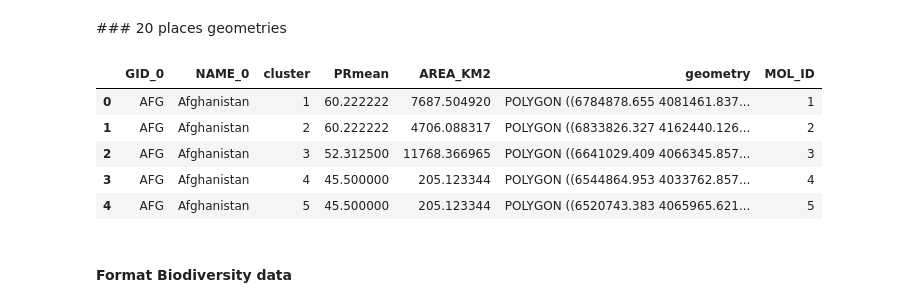
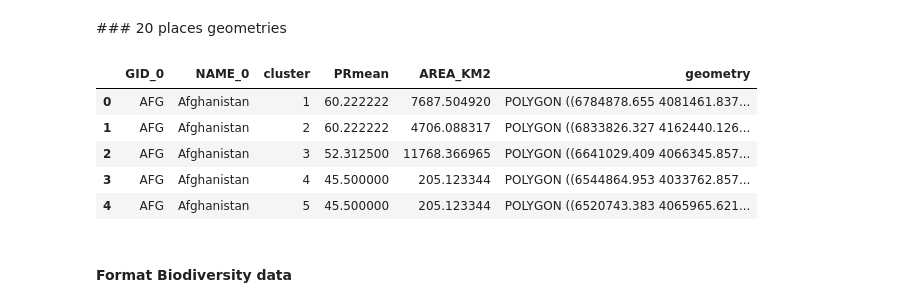
Before and after one commit to Vizzuality/he-scratchfolder, a Jupyter notebook: Places_HE_Future.ipynb, the cells around one changed output. Saved outputs shown, nothing was run; the diff lists cells and outputs as text; code cells hidden in the pictures.

```diff
--- a/Places_HE_Future.ipynb
+++ b/Places_HE_Future.ipynb
@@ -13,6 +13,8 @@ import pandas as pd
 from arcgis.features import FeatureLayerCollection
 import requests as re
 from copy import deepcopy
+# %%
+path = '../../HE_Data/PlacesHE'
 # %%
 #Columba livia, SliceNumber = 2233
 #gadm1= pd.read_csv('/Users/tamarahuete/Documents/HALF_EARTH/gadm1_precalc_no_geometry.csv')
@@ -34,15 +36,15 @@ gis = GIS("https://eowilson.maps.arcgis.com", aol_username, aol_password, profil
 # %% [markdown]
 ### 20 places geometries
 # %%
-places= gpd.read_file('/Users/tamarahuete/Documents/HALF_EARTH/Top_20_places_per_country/Top_20_places_per_country_20211123.shp')
+places= gpd.read_file('{0}/Geometries/Top_20_places_per_country_20211123.shp'.format(path))
 places.head()
 # %% [output]
-|  | GID_0 | NAME_0 | cluster | PRmean | AREA_KM2 | geometry | MOL_ID |
-| 0 | AFG | Afghanistan | 1 | 60.222222 | 7687.504920 | POLYGON ((6784878.655 4081461.837... | 1 |
-| 1 | AFG | Afghanistan | 2 | 60.222222 | 4706.088317 | POLYGON ((6833826.327 4162440.126... | 2 |
-| 2 | AFG | Afghanistan | 3 | 52.312500 | 11768.366965 | POLYGON ((6641029.409 4066345.857... | 3 |
-| 3 | AFG | Afghanistan | 4 | 45.500000 | 205.123344 | POLYGON ((6544864.953 4033762.857... | 4 |
-| 4 | AFG | Afghanistan | 5 | 45.500000 | 205.123344 | POLYGON ((6520743.383 4065965.621... | 5 |
+|  | GID_0 | NAME_0 | cluster | PRmean | AREA_KM2 | geometry |
+| 0 | AFG | Afghanistan | 1 | 60.222222 | 7687.504920 | POLYGON ((6784878.655 4081461.837... |
+| 1 | AFG | Afghanistan | 2 | 60.222222 | 4706.088317 | POLYGON ((6833826.327 4162440.126... |
+| 2 | AFG | Afghanistan | 3 | 52.312500 | 11768.366965 | POLYGON ((6641029.409 4066345.857... |
+| 3 | AFG | Afghanistan | 4 | 45.500000 | 205.123344 | POLYGON ((6544864.953 4033762.857... |
+| 4 | AFG | Afghanistan | 5 | 45.500000 | 205.123344 | POLYGON ((6520743.383 4065965.621... |
 # %%
 places['MOL_ID']= places.index+1
 # %% [markdown]
```
Also changed, not shown: parts of 32 cells of this notebook.
